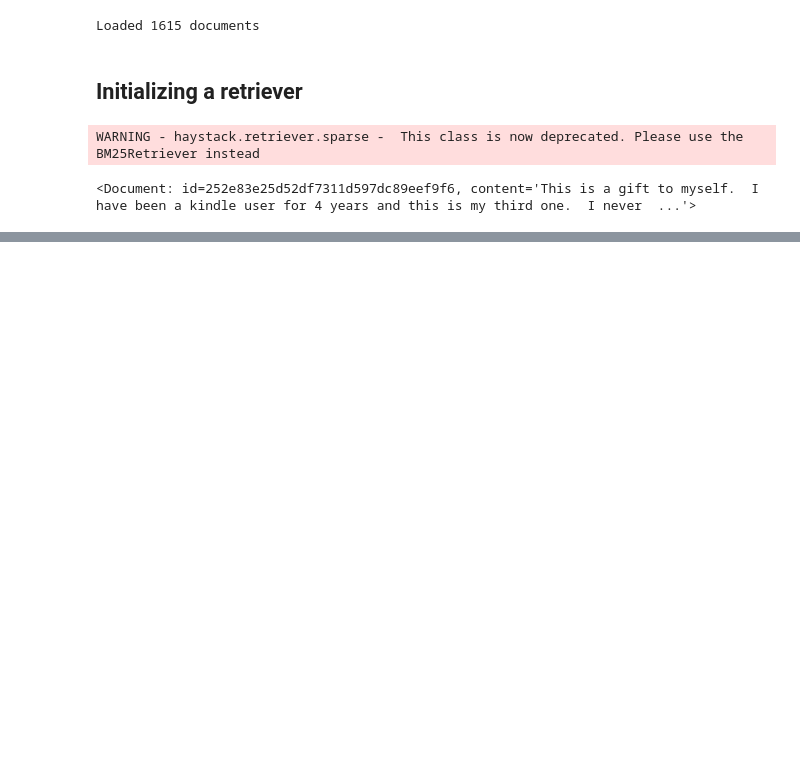
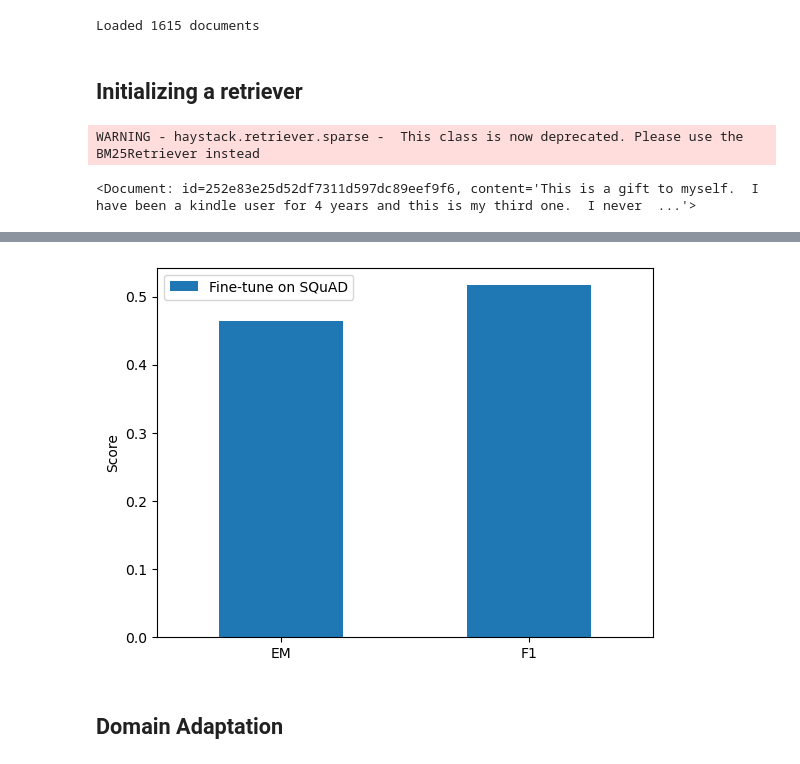
Before and after one commit to bastrob/Transformers, a Jupyter notebook: QuestionAnswering/QA.ipynb, the cells around one changed output, grey strips where cells are left out. Drawn from its saved outputs; the diff is of its cells as text; code cells hidden in the pictures; blank space fills up the shorter version.

```diff
--- a/QuestionAnswering/QA.ipynb
+++ b/QuestionAnswering/QA.ipynb
@@ -288,0 +514,34 @@ print(retrieved_docs[0])
+# %%
+from haystack.pipelines import Pipeline
+
+def evaluate_reader(reader):
+    score_keys = ['exact_match', 'f1']
+    p = Pipeline()
+    p.add_node(component=reader, name="Reader", inputs=["Query"])
+    eval_result = p.eval(
+        labels=labels_agg,
+        documents= [[label.document for label in multilabel.labels] for multilabel in labels_agg],
+        params={},
+    )
+    metrics = eval_result.calculate_metrics(simulated_top_k_reader=1)
+
+    return {k:v for k,v in metrics["Reader"].items() if k in score_keys}
+
+reader_eval = {}
+reader_eval["Fine-tune on SQuAD"] = evaluate_reader(reader)
+# %%
+def plot_reader_eval(reader_eval):
+    fig, ax = plt.subplots()
+    df = pd.DataFrame.from_dict(reader_eval)
+    df.plot(kind="bar", ylabel="Score", rot=0, ax=ax)
+    ax.set_xticklabels(["EM", "F1"])
+    plt.legend(loc='upper left')
+    plt.show()
+
+plot_reader_eval(reader_eval)
+
+# the fine-tuned model performs significantly worse on SubjQA than on SQuAD 2.0
+# %% [output]
+[figure, added]
+# %% [markdown]
+## Domain Adaptation
```
Also changed, not shown: parts of 46 cells of this notebook, 1 other file.
